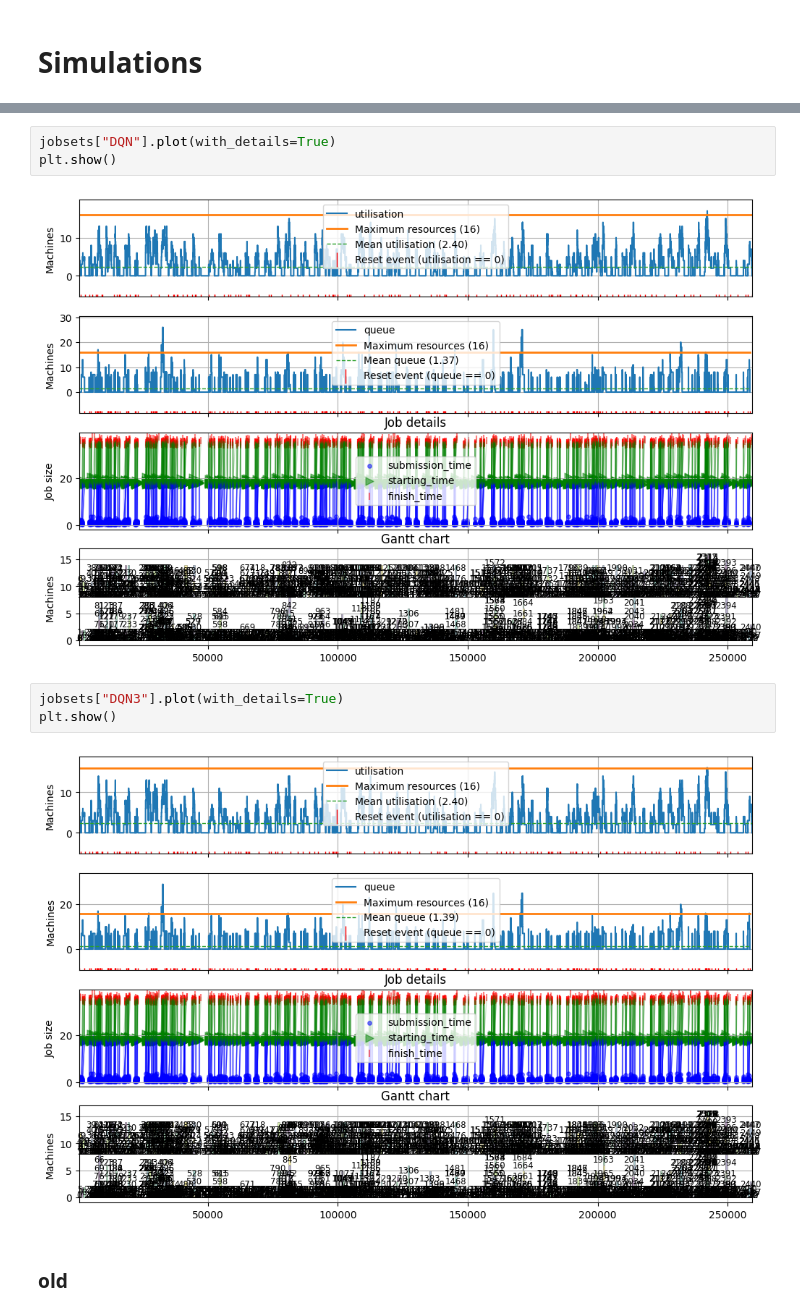
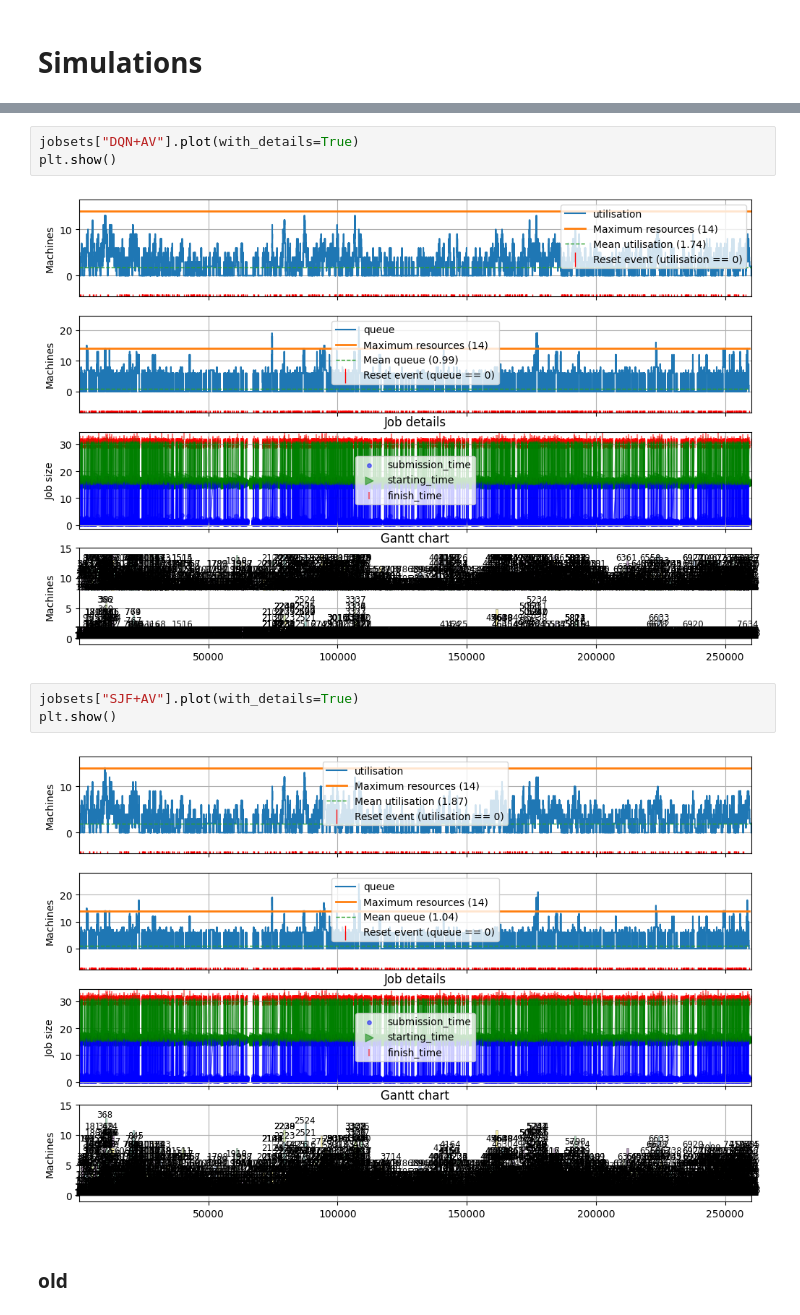
Before and after one commit to tanaxer01/bati-scheduler, a Jupyter notebook: Untitled.ipynb, the cells around one changed output, grey strips where cells are left out. Cells and saved outputs as stored; diff of their text form.

```diff
--- a/Untitled.ipynb
+++ b/Untitled.ipynb
@@ -83,13 +106,13 @@ jobsets
 # %%
-jobsets["DQN"].plot(with_details=True)
+jobsets["DQN+AV"].plot(with_details=True)
 plt.show()
 # %% [output]
-[figure, old version]
+[figure, new version]
 # %%
-jobsets["DQN3"].plot(with_details=True)
+jobsets["SJF+AV"].plot(with_details=True)
 plt.show()
 # %% [output]
-[figure, old version]
+[figure, new version]
 # %% [markdown]
 ### old
 # %%
```
Also changed, not shown: parts of 13 cells of this notebook, 26 other files.
